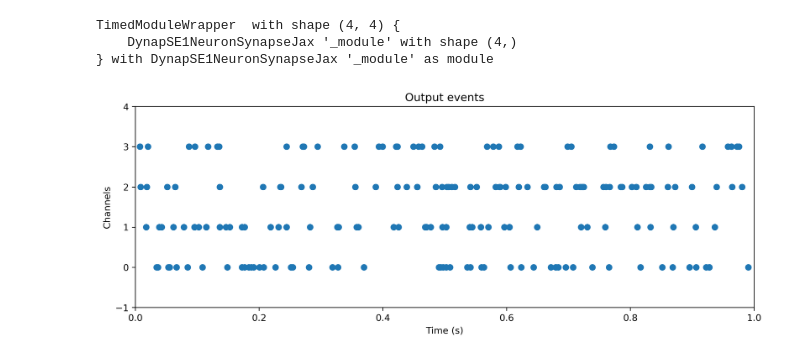
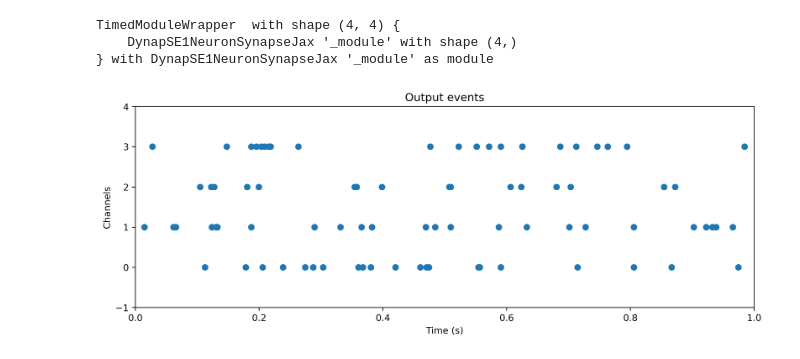
Before and after one commit to synsense/rockpool, a Jupyter notebook: docs/devices/DynapSE/DyanpSE_simulator.ipynb, the cells around one changed output. Drawn from its saved outputs; the diff is of its cells as text; code cells hidden in the pictures.

```diff
--- a/docs/devices/DynapSE/DyanpSE_simulator.ipynb
+++ b/docs/devices/DynapSE/DyanpSE_simulator.ipynb
@@ -64,13 +64,14 @@ bias = np.ones(N)*-1.
 
 
 
-lif = TimedModuleWrapper(
+se1 = TimedModuleWrapper(
     DynapSE1NeuronSynapseJax(
         shape = (N),
-        out_rate = 0.05,
+        out_rate = 0.02,
+        update_type ='dpi',
         dt = dt), dt = dt)
 
-print(lif)
+print(se1)
 # %% [output]
 WARNING:absl:No GPU/TPU found, falling back to CPU. (Set TF_CPP_MIN_LOG_LEVEL=0 and rerun for more info.)
 TimedModuleWrapper  with shape (4, 4) {
@@ -78,16 +79,16 @@ TimedModuleWrapper  with shape (4, 4) {
 } with DynapSE1NeuronSynapseJax '_module' as module
 # %%
 # - Randomise the network state
-lif.reset_state()
+se1.reset_state()
 
 # - Evolve with the frozen noise spiking input
-tsOutput, new_state, record_dict = lif(input_sp_ts, record = True)
+tsOutput, new_state, record_dict = se1(input_sp_ts, record = True)
 
 # - Plot the analog output
 plt.figure()
 tsOutput.plot();
 # %% [output]
-[figure, old version]
+[figure, new version]
 # %%
 # - Make a function that converts ``record_dict``
 def plot_record_dict(rd):
```
Also changed, not shown: parts of 6 cells of this notebook.
